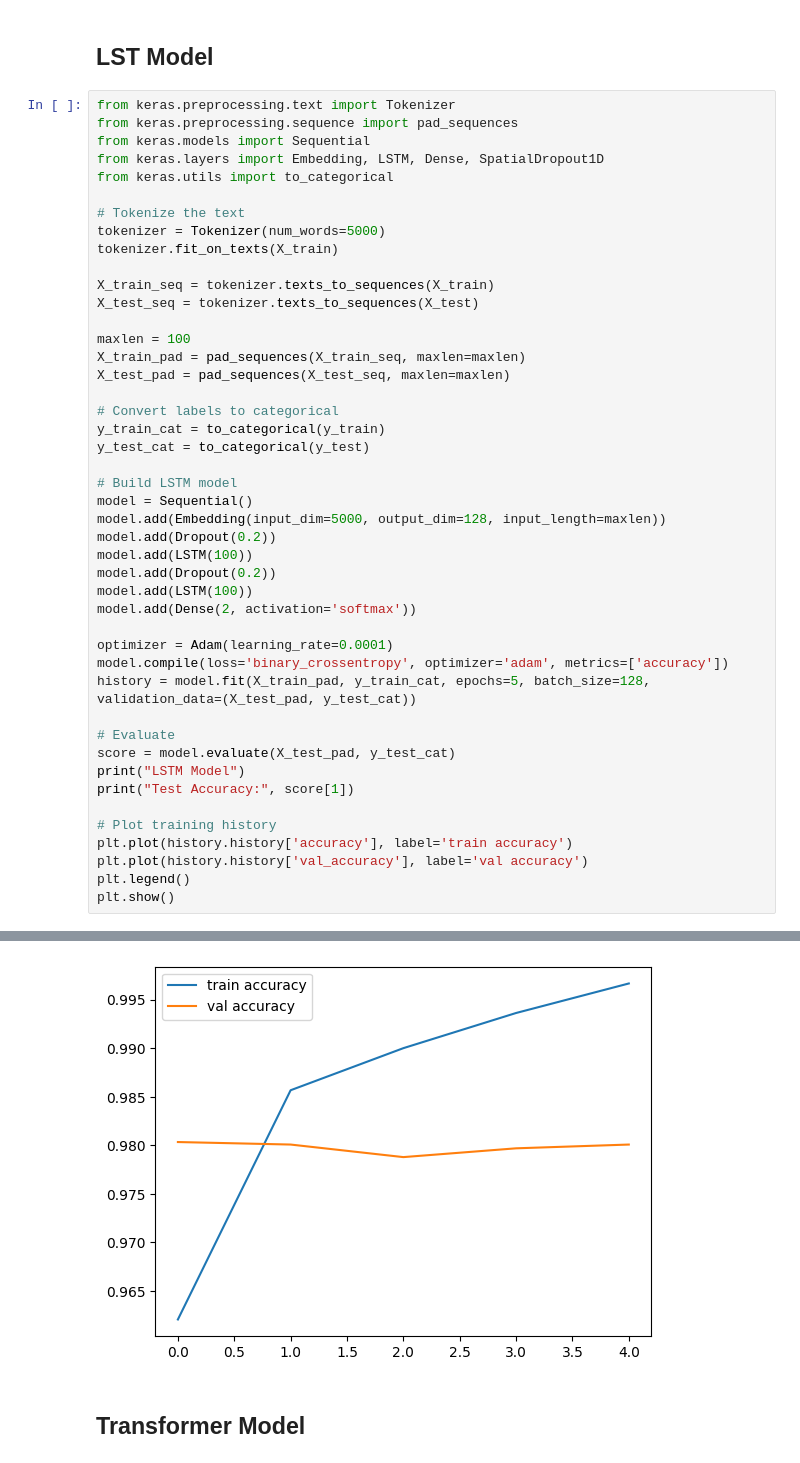
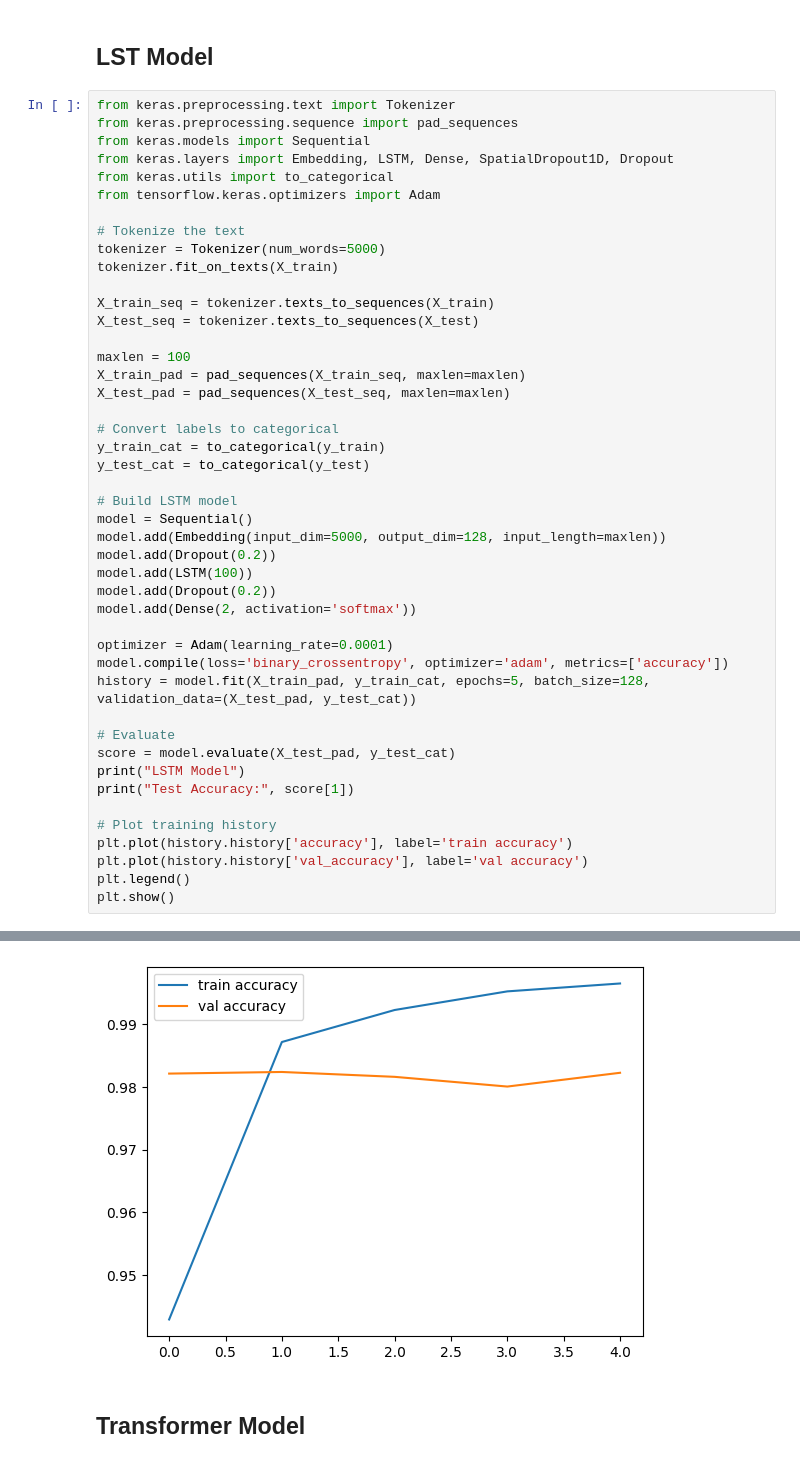
Before and after one commit to sofzcc/Ironhack-Technical-Challenge, a Jupyter notebook: true-and-fake-news.ipynb, the cells around one changed output, grey strips where cells are left out. Saved outputs shown, nothing was run; the diff lists cells and outputs as text.

```diff
--- a/true-and-fake-news.ipynb
+++ b/true-and-fake-news.ipynb
@@ -327,8 +343,9 @@ weighted avg       0.94      0.94      0.94      7730
 from keras.preprocessing.text import Tokenizer
 from keras.preprocessing.sequence import pad_sequences
 from keras.models import Sequential
-from keras.layers import Embedding, LSTM, Dense, SpatialDropout1D
+from keras.layers import Embedding, LSTM, Dense, SpatialDropout1D, Dropout
 from keras.utils import to_categorical
+from tensorflow.keras.optimizers import Adam
 
 # Tokenize the text
 tokenizer = Tokenizer(num_words=5000)
@@ -351,7 +368,6 @@ model.add(Embedding(input_dim=5000, output_dim=128, input_length=maxlen))
 model.add(Dropout(0.2))
 model.add(LSTM(100))
 model.add(Dropout(0.2))
-model.add(LSTM(100))
 model.add(Dense(2, activation='softmax'))
 
 optimizer = Adam(learning_rate=0.0001)
@@ -386,4 +401,4 @@ Test Accuracy: 0.9800776243209839
-[figure, old version]
+[figure, new version]
 # %% [markdown]
 ## Transformer Model
 # %%
```
Also changed, not shown: parts of 25 cells of this notebook.
